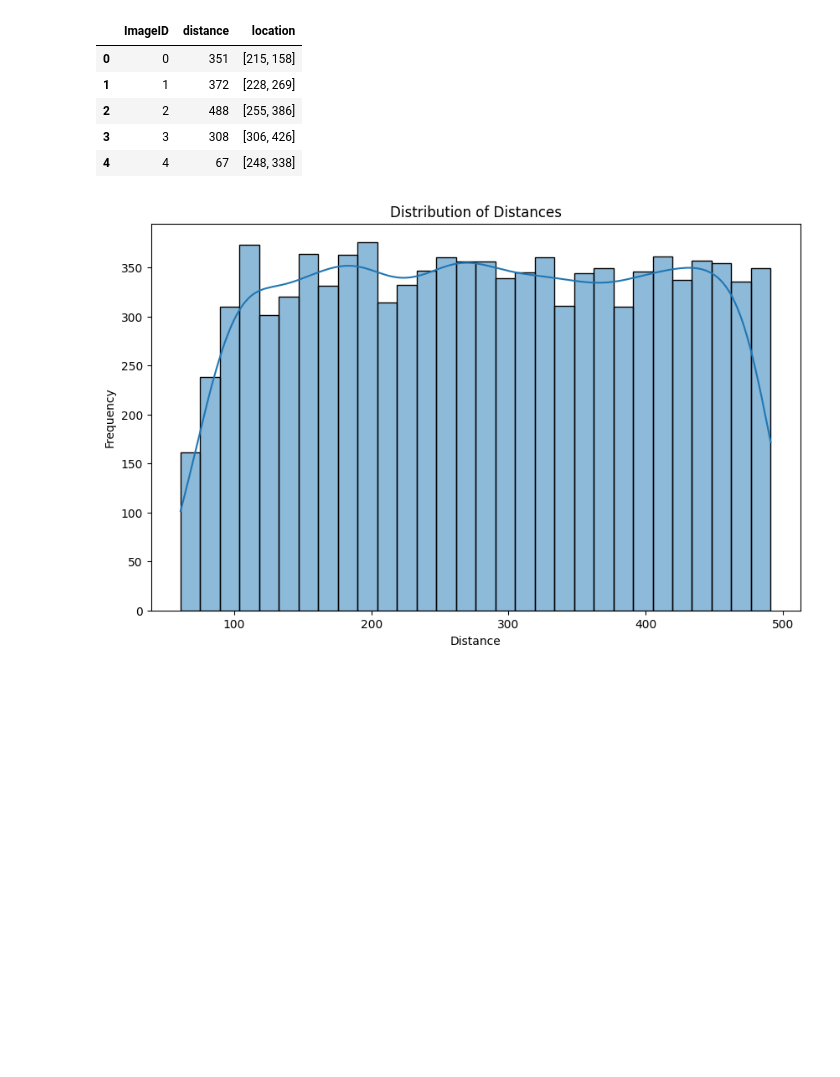
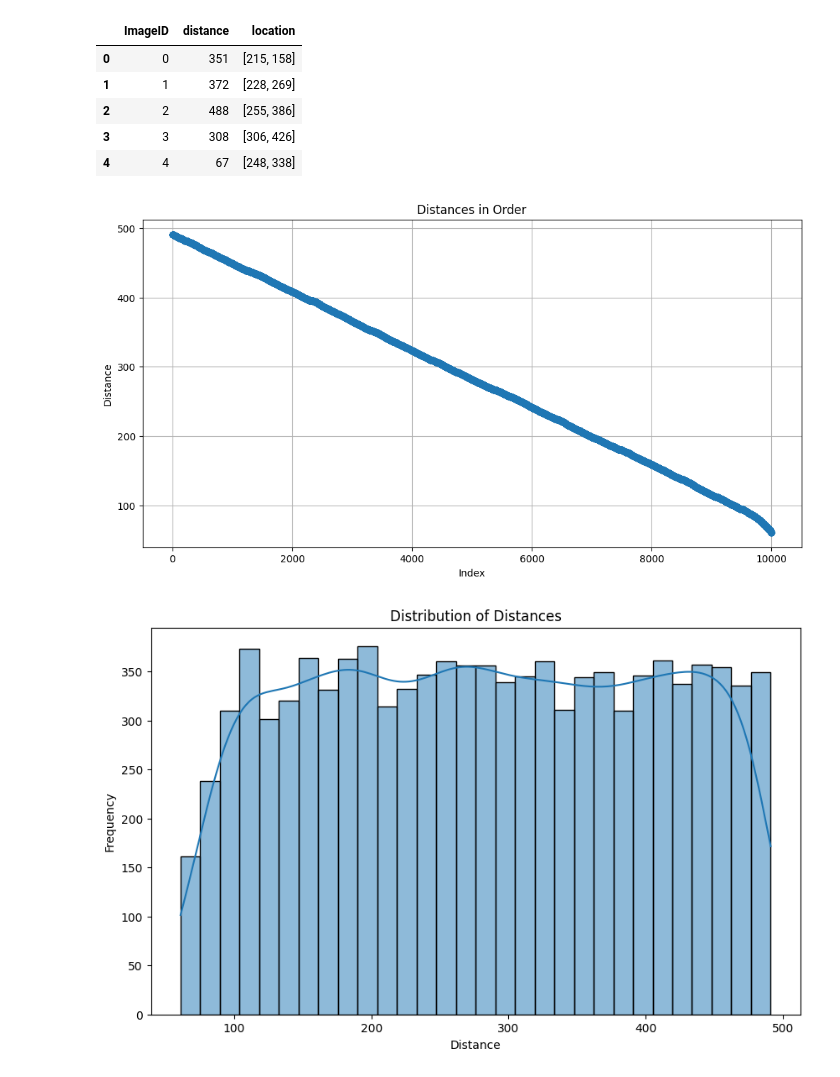
Before and after one commit to adwait-mitadt/mitadtu-docking, a Jupyter notebook: data_exploration_adwait.ipynb, the cells around one changed output. Cells and saved outputs as stored; diff of their text form; code cells hidden in the pictures; blank space fills up the shorter version.

Commit message:
Added code to sort the target data by distance.

```diff
--- a/data_exploration_adwait.ipynb
+++ b/data_exploration_adwait.ipynb
@@ -17,6 +17,20 @@ target_data.head()
 | 2 | 2 | 488 | [255, 386] |
 | 3 | 3 | 308 | [306, 426] |
 | 4 | 4 | 67 | [248, 338] |
+# %%
+distance_ordered_target_data = target_data.sort_values(by='distance', ascending=False)
+# %%
+# Plot the distances in order as a line using the distance_ordered_target_data
+
+plt.figure(figsize=(12, 6))
+plt.plot(distance_ordered_target_data['distance'].values, marker='o')
+plt.title('Distances in Order')
+plt.xlabel('Index')
+plt.ylabel('Distance')
+plt.grid()
+plt.show()
+# %% [output]
+[figure, added]
 # %%
 # Create histogram of distances
 plt.figure(figsize=(10, 6))
```
